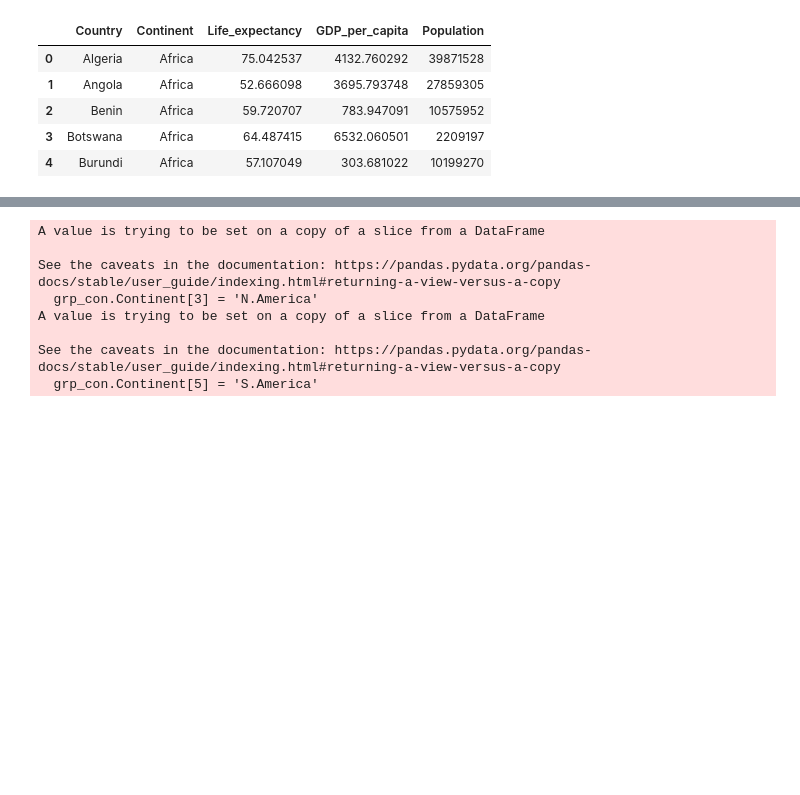
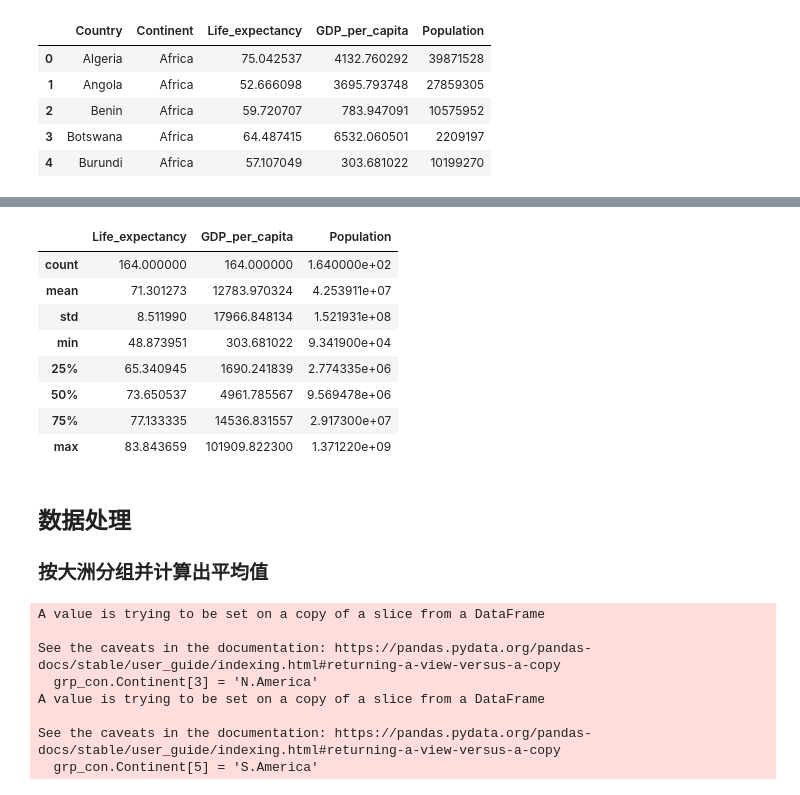
Before and after one commit to syc0521/WorldIndex, a Jupyter notebook: Homework.ipynb, the cells around one changed output, grey strips where cells are left out. Drawn from its saved outputs; the diff is of its cells as text; code cells hidden in the pictures; blank space fills up the shorter version.

```diff
--- a/Homework.ipynb
+++ b/Homework.ipynb
@@ -22,3 +40,18 @@ data.head()
+# %%
+data.describe() # 数据描述
+# %% [output]
+|  | Life_expectancy | GDP_per_capita | Population |
+| count | 164.000000 | 164.000000 | 1.640000e+02 |
+| mean | 71.301273 | 12783.970324 | 4.253911e+07 |
+| std | 8.511990 | 17966.848134 | 1.521931e+08 |
+| min | 48.873951 | 303.681022 | 9.341900e+04 |
+| 25% | 65.340945 | 1690.241839 | 2.774335e+06 |
+| 50% | 73.650537 | 4961.785567 | 9.569478e+06 |
+| 75% | 77.133335 | 14536.831557 | 2.917300e+07 |
+| max | 83.843659 | 101909.822300 | 1.371220e+09 |
+# %% [markdown]
+## 数据处理
+### 按大洲分组并计算出平均值
 # %%
 grp_con = data.groupby('Continent').mean().reset_index(None)
 grp_con.Continent[3] = 'N.America'
```
Also changed, not shown: parts of 7 cells of this notebook.
